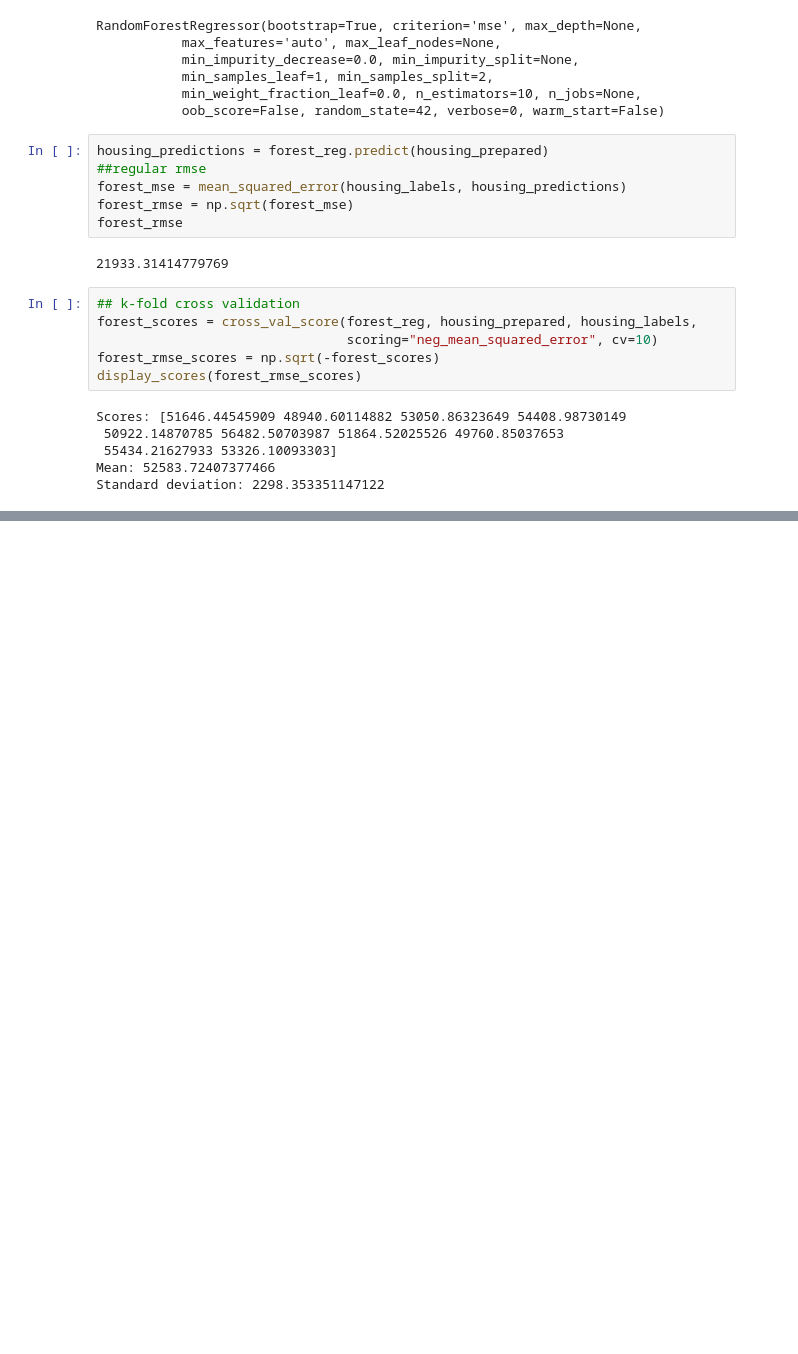
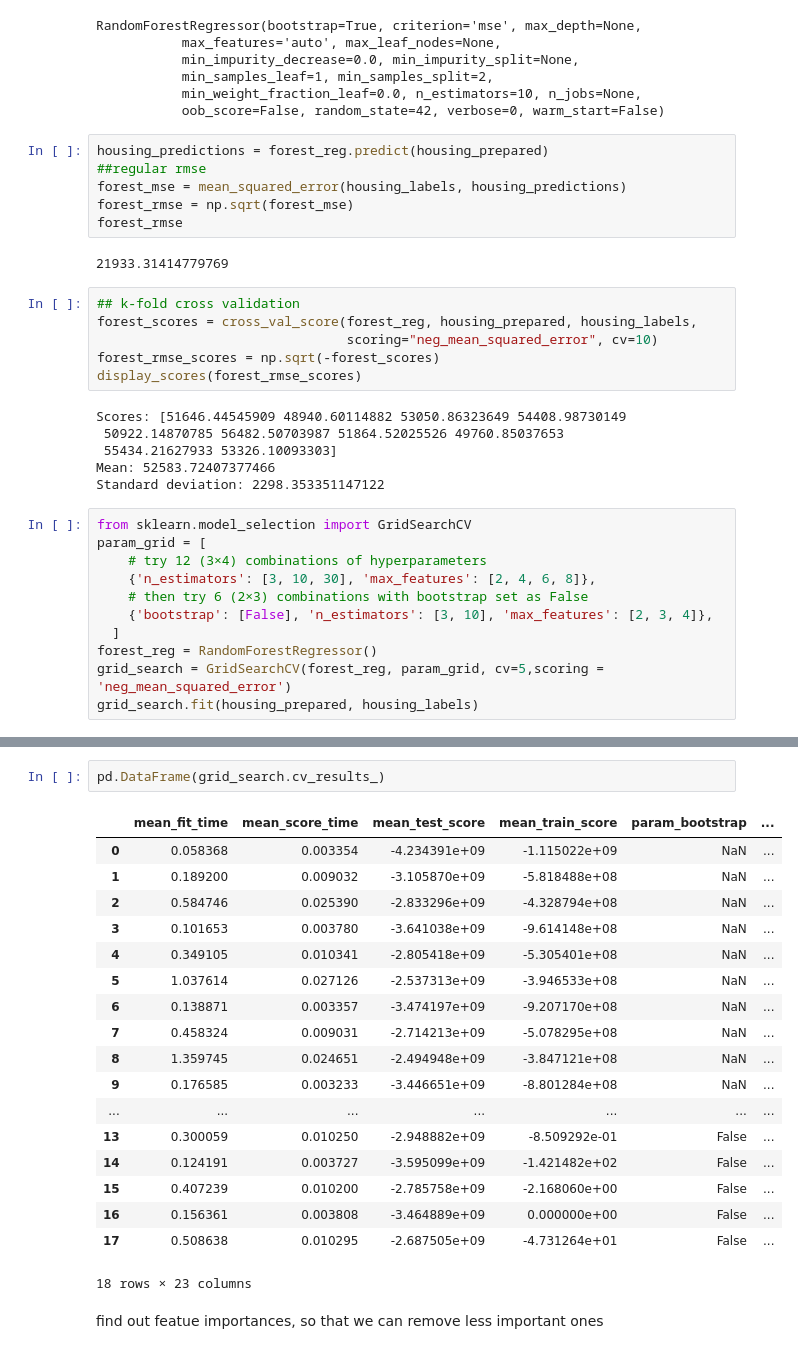
Before and after one commit to himanshutyagi36/handson-ml, a Jupyter notebook: Housing.ipynb, the cells around one changed output, grey strips where cells are left out. Saved outputs shown, nothing was run; the diff lists cells and outputs as text; blank space fills up the shorter version.

Commit message:
model testing

```diff
--- a/Housing.ipynb
+++ b/Housing.ipynb
@@ -632,3 +632,14 @@ Scores: [51646.44545909 48940.60114882 53050.86323649 54408.98730149
  55434.21627933 53326.10093303]
 Mean: 52583.72407377466
 Standard deviation: 2298.353351147122
+# %%
+from sklearn.model_selection import GridSearchCV
+param_grid = [
+    # try 12 (3×4) combinations of hyperparameters
+    {'n_estimators': [3, 10, 30], 'max_features': [2, 4, 6, 8]},
+    # then try 6 (2×3) combinations with bootstrap set as False
+    {'bootstrap': [False], 'n_estimators': [3, 10], 'max_features': [2, 3, 4]},
+  ]
+forest_reg = RandomForestRegressor()
+grid_search = GridSearchCV(forest_reg, param_grid, cv=5,scoring = 'neg_mean_squared_error')
+grid_search.fit(housing_prepared, housing_labels)
@@ -634,0 +696,23 @@ Standard deviation: 2298.353351147122
+# %%
+pd.DataFrame(grid_search.cv_results_)
+# %% [output]
+|  | mean_fit_time | mean_score_time | mean_test_score | mean_train_score | param_bootstrap | ... |
+| 0 | 0.058368 | 0.003354 | -4.234391e+09 | -1.115022e+09 | NaN | ... |
+| 1 | 0.189200 | 0.009032 | -3.105870e+09 | -5.818488e+08 | NaN | ... |
+| 2 | 0.584746 | 0.025390 | -2.833296e+09 | -4.328794e+08 | NaN | ... |
+| 3 | 0.101653 | 0.003780 | -3.641038e+09 | -9.614148e+08 | NaN | ... |
+| 4 | 0.349105 | 0.010341 | -2.805418e+09 | -5.305401e+08 | NaN | ... |
+| 5 | 1.037614 | 0.027126 | -2.537313e+09 | -3.946533e+08 | NaN | ... |
+| 6 | 0.138871 | 0.003357 | -3.474197e+09 | -9.207170e+08 | NaN | ... |
+| 7 | 0.458324 | 0.009031 | -2.714213e+09 | -5.078295e+08 | NaN | ... |
+| 8 | 1.359745 | 0.024651 | -2.494948e+09 | -3.847121e+08 | NaN | ... |
+| 9 | 0.176585 | 0.003233 | -3.446651e+09 | -8.801284e+08 | NaN | ... |
+| ... | ... | ... | ... | ... | ... | ... |
+| 13 | 0.300059 | 0.010250 | -2.948882e+09 | -8.509292e-01 | False | ... |
+| 14 | 0.124191 | 0.003727 | -3.595099e+09 | -1.421482e+02 | False | ... |
+| 15 | 0.407239 | 0.010200 | -2.785758e+09 | -2.168060e+00 | False | ... |
+| 16 | 0.156361 | 0.003808 | -3.464889e+09 | 0.000000e+00 | False | ... |
+| 17 | 0.508638 | 0.010295 | -2.687505e+09 | -4.731264e+01 | False | ... |
+18 rows × 23 columns
+# %% [markdown]
+find out featue importances, so that we can remove less important ones
```
Also changed, not shown: parts of 25 cells of this notebook, 1 other file.
